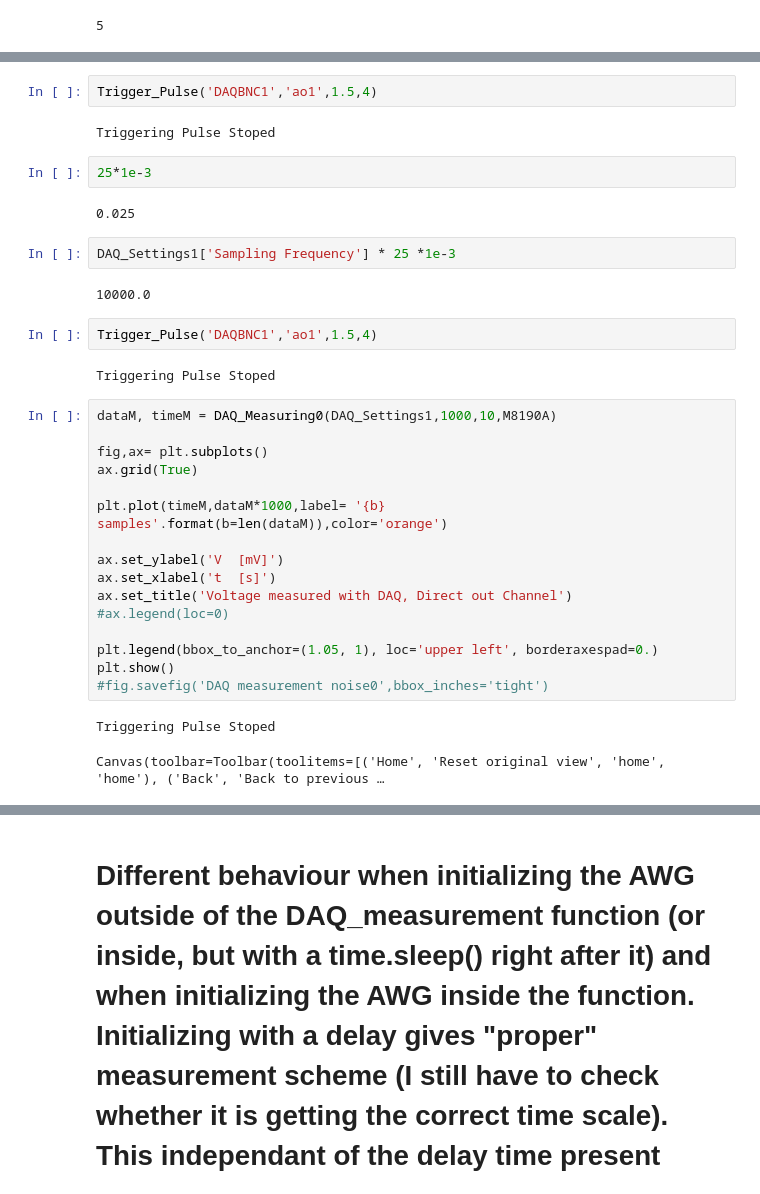
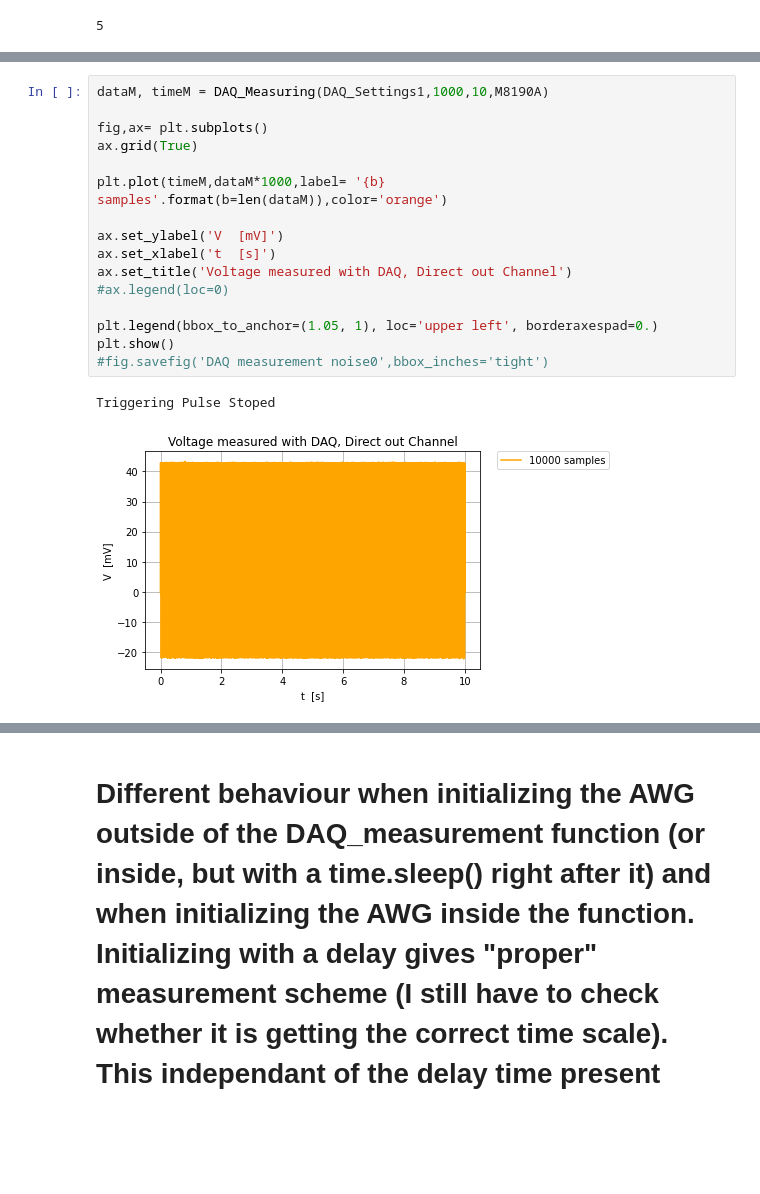
Before and after one commit to Holcan/STM, a Jupyter notebook: M8190/Box.ipynb, the cells around one changed output, grey strips where cells are left out. Drawn from its saved outputs; the diff is of its cells as text; blank space fills up the shorter version.

```diff
--- a/M8190/Box.ipynb
+++ b/M8190/Box.ipynb
@@ -134,35 +130,19 @@ Canvas(toolbar=Toolbar(toolitems=[('Home', 'Reset original view', 'home', 'home'
-# %%
-Trigger_Pulse('DAQBNC1','ao1',1.5,4)
-# %% [output]
-Triggering Pulse Stoped
-# %%
-25*1e-3
-# %% [output]
-0.025
-# %%
-DAQ_Settings1['Sampling Frequency'] * 25 *1e-3
-# %% [output]
-10000.0
-# %%
-Trigger_Pulse('DAQBNC1','ao1',1.5,4)
-# %% [output]
-Triggering Pulse Stoped
 # %%
-dataM, timeM = DAQ_Measuring0(DAQ_Settings1,1000,10,M8190A)
+dataM, timeM = DAQ_Measuring(DAQ_Settings1,1000,10,M8190A)
 
 fig,ax= plt.subplots()
 ax.grid(True)
 
 plt.plot(timeM,dataM*1000,label= '{b} samples'.format(b=len(dataM)),color='orange')
 
 ax.set_ylabel('V  [mV]')
 ax.set_xlabel('t  [s]')
 ax.set_title('Voltage measured with DAQ, Direct out Channel')
 #ax.legend(loc=0)
 
 plt.legend(bbox_to_anchor=(1.05, 1), loc='upper left', borderaxespad=0.)
 plt.show()
 #fig.savefig('DAQ measurement noise0',bbox_inches='tight')
 # %% [output]
 Triggering Pulse Stoped
-Canvas(toolbar=Toolbar(toolitems=[('Home', 'Reset original view', 'home', 'home'), ('Back', 'Back to previous …
+[figure, added]
```
Also changed, not shown: parts of 85 cells of this notebook, 16 other files.
